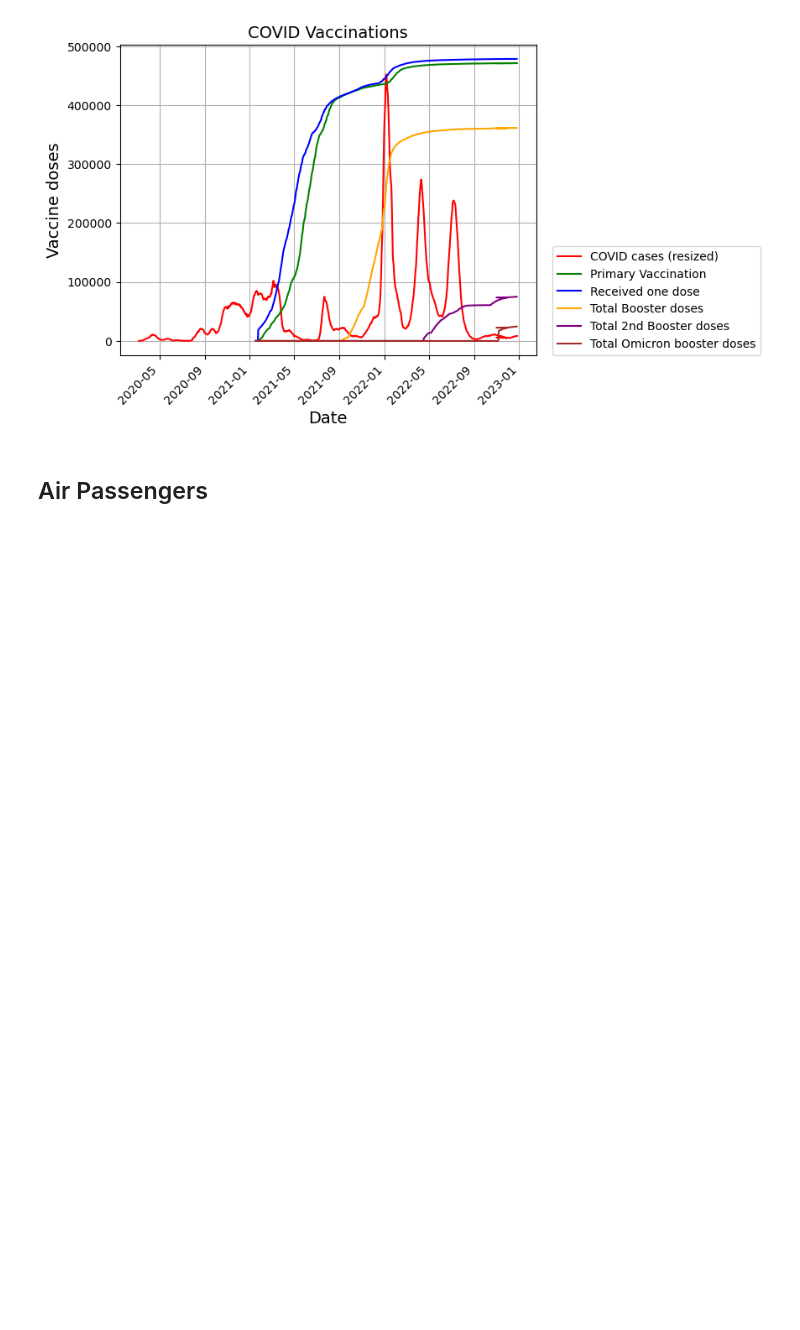
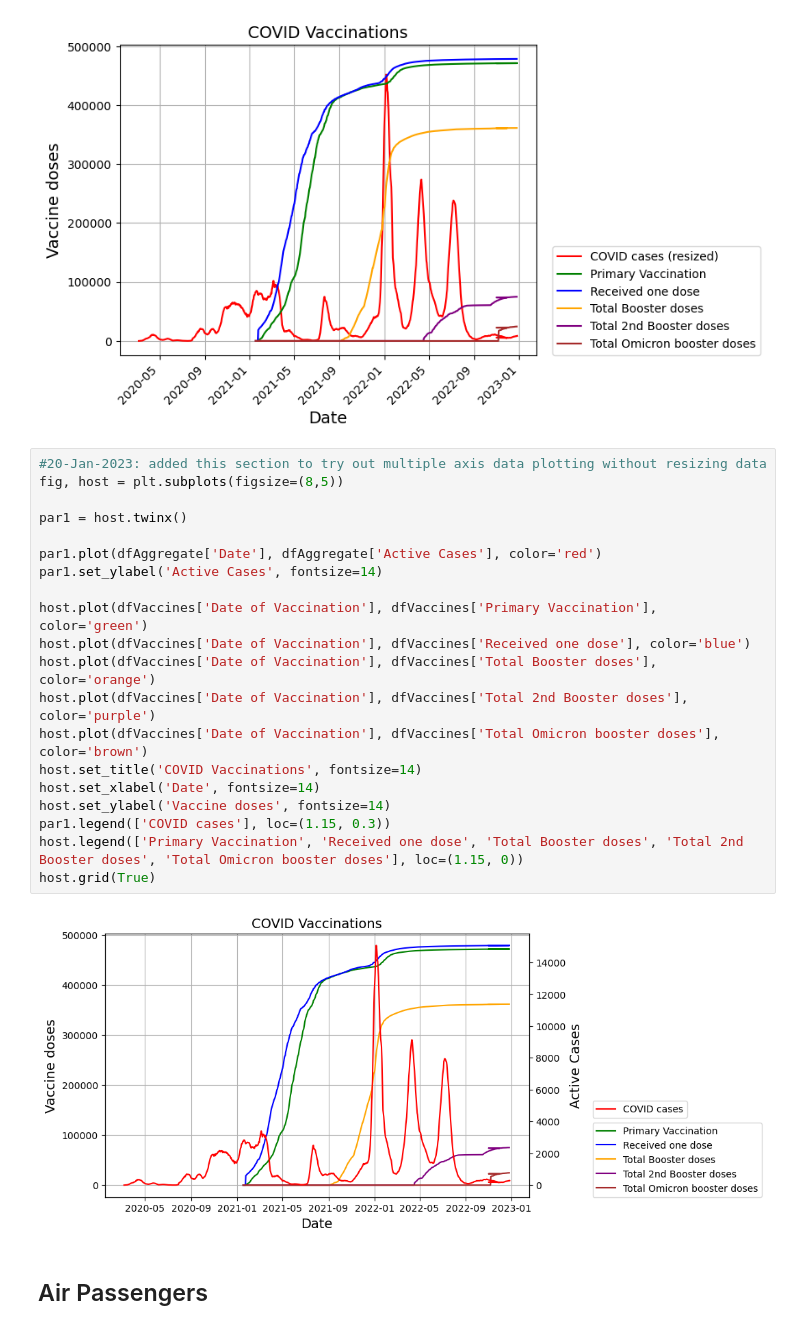
Before and after one commit to dcassaralpert/Module9Discussion, a Jupyter notebook: CovidDiscussion_Daniel.ipynb, the cells around one changed output. Cells and saved outputs as stored; diff of their text form; blank space fills up the shorter version.

```diff
--- a/CovidDiscussion_Daniel.ipynb
+++ b/CovidDiscussion_Daniel.ipynb
@@ -381,6 +381,28 @@ plt.xticks(rotation=45, ha="right")
 plt.show()
 # %% [output]
 [figure]
+# %%
+#20-Jan-2023: added this section to try out multiple axis data plotting without resizing data
+fig, host = plt.subplots(figsize=(8,5))
+
+par1 = host.twinx()
+
+par1.plot(dfAggregate['Date'], dfAggregate['Active Cases'], color='red')
+par1.set_ylabel('Active Cases', fontsize=14)
+
+host.plot(dfVaccines['Date of Vaccination'], dfVaccines['Primary Vaccination'], color='green')
+host.plot(dfVaccines['Date of Vaccination'], dfVaccines['Received one dose'], color='blue')
+host.plot(dfVaccines['Date of Vaccination'], dfVaccines['Total Booster doses'], color='orange')
+host.plot(dfVaccines['Date of Vaccination'], dfVaccines['Total 2nd Booster doses'], color='purple')
+host.plot(dfVaccines['Date of Vaccination'], dfVaccines['Total Omicron booster doses'], color='brown')
+host.set_title('COVID Vaccinations', fontsize=14)
+host.set_xlabel('Date', fontsize=14)
+host.set_ylabel('Vaccine doses', fontsize=14)
+par1.legend(['COVID cases'], loc=(1.15, 0.3))
+host.legend(['Primary Vaccination', 'Received one dose', 'Total Booster doses', 'Total 2nd Booster doses', 'Total Omicron booster doses'], loc=(1.15, 0))
+host.grid(True)
+# %% [output]
+[figure, added]
 # %% [markdown]
 <H2>Air Passengers</H2>
 # %% [markdown]
```
Also changed, not shown: parts of 20 cells of this notebook.
